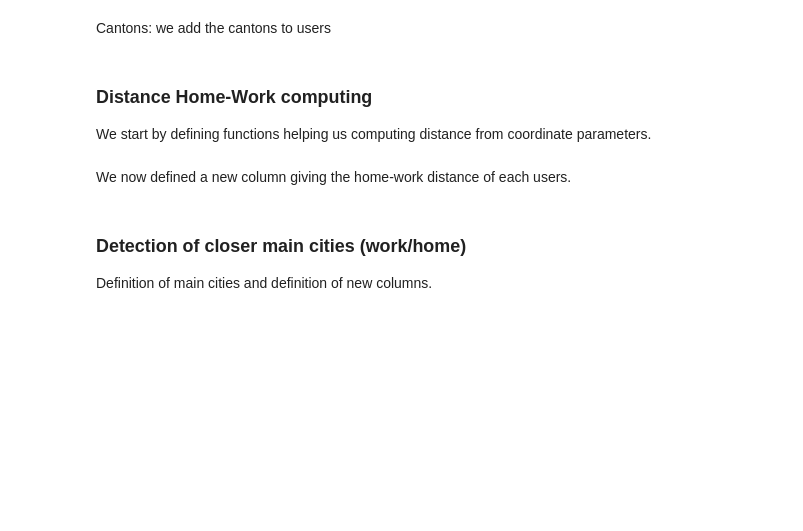
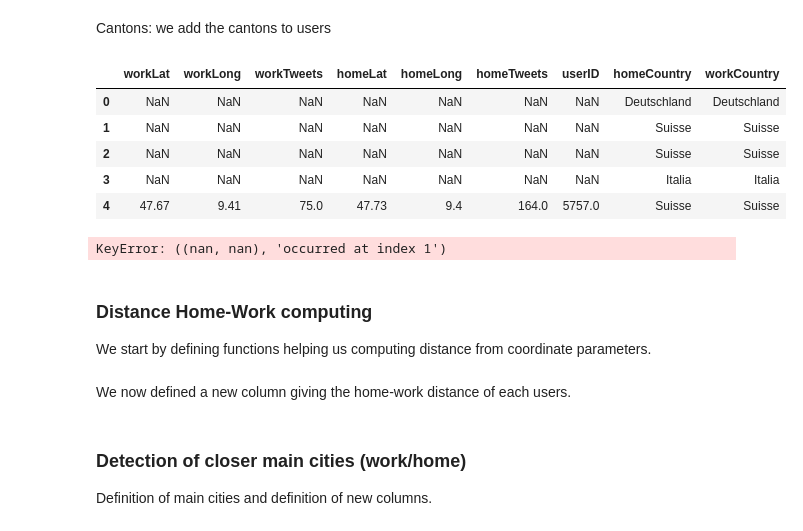
Before and after one commit to agpmilli/swissgeotweet, a Jupyter notebook: mobility-pattern/mobility_pattern_detection.ipynb, the cells around one changed output. Saved outputs shown, nothing was run; the diff lists cells and outputs as text; code cells hidden in the pictures; blank space fills up the shorter version.

```diff
--- a/mobility-pattern/mobility_pattern_detection.ipynb
+++ b/mobility-pattern/mobility_pattern_detection.ipynb
@@ -25,7 +25,7 @@ import folium
 # %% [markdown]
 We first load our cleaned and preprocessed data.
 # %%
-tweets = pd.read_csv('./data/tweets_preprocessed.csv', encoding = "ISO-8859-1")
+tweets = pd.read_csv('./data/tweets_processed.csv', encoding = "ISO-8859-1")
 # %% [markdown]
 ### 1 - <a id='rounding'>Coordinate rounding</a>
 
@@ -186,5 +276,14 @@ users.head()
 # %% [markdown]
 Cantons: we add the cantons to users
+# %%
+users.head()
+# %% [output]
+|  | workLat | workLong | workTweets | homeLat | homeLong | homeTweets | userID | homeCountry | workCountry |
+| 0 | NaN | NaN | NaN | NaN | NaN | NaN | NaN | Deutschland | Deutschland |
+| 1 | NaN | NaN | NaN | NaN | NaN | NaN | NaN | Suisse | Suisse |
+| 2 | NaN | NaN | NaN | NaN | NaN | NaN | NaN | Suisse | Suisse |
+| 3 | NaN | NaN | NaN | NaN | NaN | NaN | NaN | Italia | Italia |
+| 4 | 47.67 | 9.41 | 75.0 | 47.73 | 9.4 | 164.0 | 5757.0 | Suisse | Suisse |
 # %%
 #detect Cantons
 def get_cantons(row):
@@ -201,6 +300,8 @@ def get_cantons(row):
 cantons = list(users.apply(get_cantons, axis=1))
 cantons = pd.DataFrame(cantons, columns=['homeCanton', 'workCanton'])
 users = pd.concat([users, cantons], axis=1)
+# %% [output]
+KeyError: ((nan, nan), 'occurred at index 1')
 # %% [markdown]
 ### Distance Home-Work computing
 
```
Also changed, not shown: parts of 15 cells of this notebook, 1 other file.
